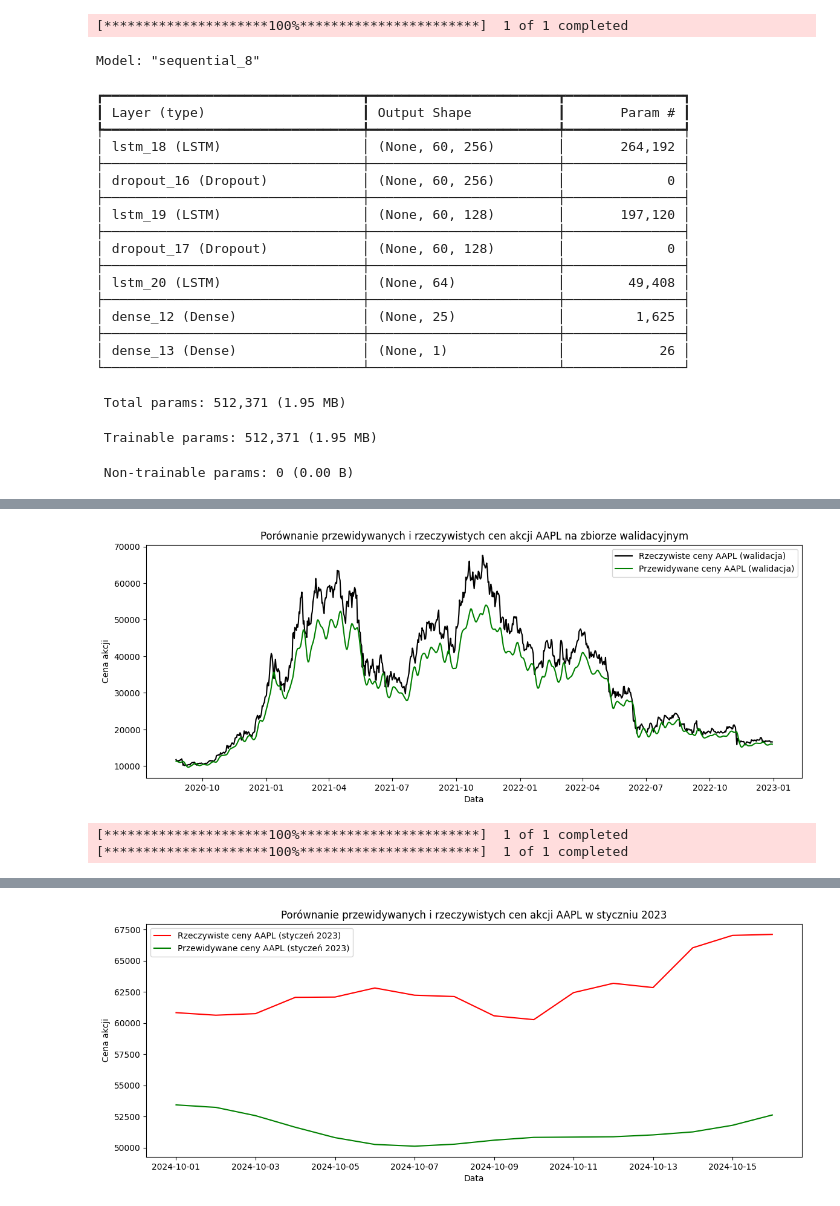
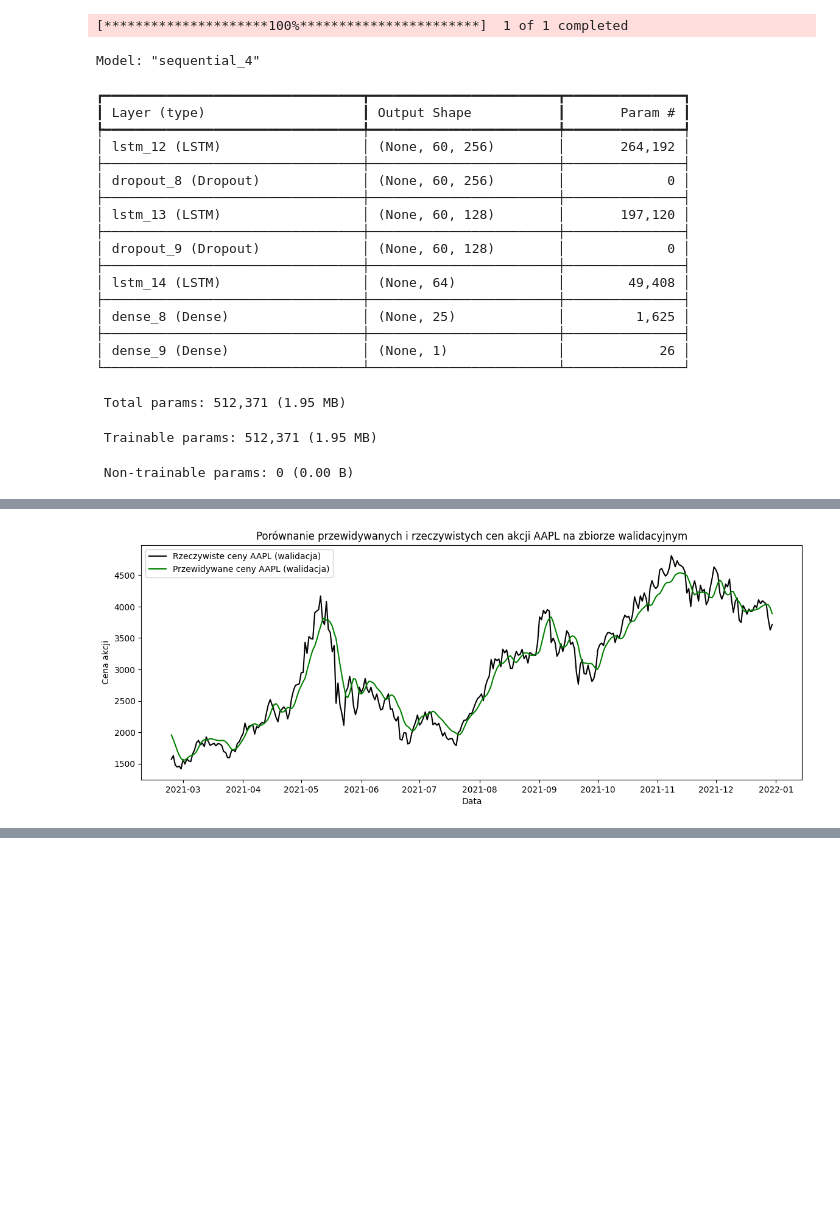
Before and after one commit to cynarski/crypto_predict, a Jupyter notebook: testlstm.ipynb, the cells around one changed output, grey strips where cells are left out. Saved outputs shown, nothing was run; the diff lists cells and outputs as text; code cells hidden in the pictures; blank space fills up the shorter version.

```diff
--- a/testlstm.ipynb
+++ b/testlstm.ipynb
@@ -11,7 +11,7 @@ from tensorflow.keras.layers import LSTM, Dense, Dropout
 %matplotlib inline
 
 # Pobranie danych od 01-01-2019 do 31-12-2022
-df = yf.download('BTC-USD', start='2015-01-01', end='2022-12-31')
+df = yf.download('ETH-USD', start='2019-01-01', end='2021-12-31')
 
 # Użyjemy tylko kolumny 'Close' jako cechy
 data = df[['Close']].values
@@ -53,7 +53,7 @@ model.summary()
 model.compile(loss='mean_squared_error', optimizer='adam')
 
 # Trenowanie modelu z walidacją
-history = model.fit(X_train, Y_train, epochs=10, batch_size=32, validation_data=(X_val, Y_val), verbose=1)
+history = model.fit(X_train, Y_train, epochs=100, batch_size=64, validation_data=(X_val, Y_val), verbose=1)
 
 # Predykcja na zbiorze walidacyjnym
 predicted_val = model.predict(X_val)
@@ -72,67 +72,25 @@ plt.xlabel('Data')
 plt.ylabel('Cena akcji')
 plt.legend()
 plt.show()
-
-# Pobranie danych do 31-12-2022 dla predykcji na styczeń 2023
-train_data = yf.download('BTC-USD', start='2019-01-01', end='2024-09-30')
-train_close = train_data[['Close']].values
-
-# Pobranie danych od 01-01-2023 do 31-01-2023 (bez patrzenia na nie)
-test_data = yf.download('BTC-USD', start='2024-10-01', end='2024-12-31')
-actual_prices = test_data[['Close']].values
-
-# Łączenie danych w celu zachowania ciągłości sekwencji
-total_dataset = np.concatenate((train_close, actual_prices), axis=0)
-
-# Przygotowanie danych do predykcji
-inputs = total_dataset[len(total_dataset) - len(actual_prices) - look_back:]
-inputs = inputs.reshape(-1,1)
-inputs = scaler.transform(inputs)
-
-X_test = []
-for i in range(look_back, len(inputs)):
-    X_test.append(inputs[i-look_back:i, 0])
-X_test = np.array(X_test)
-X_test = np.reshape(X_test, (X_test.shape[0], X_test.shape[1], 1))
-
-# Predykcja cen na styczeń 2023
-predicted_prices = model.predict(X_test)
-predicted_prices = scaler.inverse_transform(predicted_prices)
-
-# Rzeczywiste ceny zamknięcia dla stycznia 2023
-real_prices = test_data['Close'].values
-
-# Daty dla stycznia 2023
-test_dates = test_data.index
-
-# Wykres porównujący dla stycznia 2023
-plt.figure(figsize=(14,5))
-plt.plot(test_dates, real_prices, color='red', label='Rzeczywiste ceny AAPL (styczeń 2023)')
-plt.plot(test_dates, predicted_prices, color='green', label='Przewidywane ceny AAPL (styczeń 2023)')
-plt.title('Porównanie przewidywanych i rzeczywistych cen akcji AAPL w styczniu 2023')
-plt.xlabel('Data')
-plt.ylabel('Cena akcji')
-plt.legend()
-plt.show()
 # %% [output]
 [*********************100%***********************]  1 of 1 completed
-Model: "sequential_8"
+Model: "sequential_4"
 ┏━━━━━━━━━━━━━━━━━━━━━━━━━━━━━━━━━┳━━━━━━━━━━━━━━━━━━━━━━━━┳━━━━━━━━━━━━━━━┓
 ┃ Layer (type)                    ┃ Output Shape           ┃       Param # ┃
 ┡━━━━━━━━━━━━━━━━━━━━━━━━━━━━━━━━━╇━━━━━━━━━━━━━━━━━━━━━━━━╇━━━━━━━━━━━━━━━┩
-│ lstm_18 (LSTM)                  │ (None, 60, 256)        │       264,192 │
+│ lstm_12 (LSTM)                  │ (None, 60, 256)        │       264,192 │
 ├─────────────────────────────────┼────────────────────────┼───────────────┤
-│ dropout_16 (Dropout)            │ (None, 60, 256)        │             0 │
+│ dropout_8 (Dropout)             │ (None, 60, 256)        │             0 │
 ├─────────────────────────────────┼────────────────────────┼───────────────┤
-│ lstm_19 (LSTM)                  │ (None, 60, 128)        │       197,120 │
+│ lstm_13 (LSTM)                  │ (None, 60, 128)        │       197,120 │
 ├─────────────────────────────────┼────────────────────────┼───────────────┤
-│ dropout_17 (Dropout)            │ (None, 60, 128)        │             0 │
+│ dropout_9 (Dropout)             │ (None, 60, 128)        │             0 │
 ├─────────────────────────────────┼────────────────────────┼───────────────┤
-│ lstm_20 (LSTM)                  │ (None, 64)             │        49,408 │
+│ lstm_14 (LSTM)                  │ (None, 64)             │        49,408 │
 ├─────────────────────────────────┼────────────────────────┼───────────────┤
-│ dense_12 (Dense)                │ (None, 25)             │         1,625 │
+│ dense_8 (Dense)                 │ (None, 25)             │         1,625 │
 ├─────────────────────────────────┼────────────────────────┼───────────────┤
-│ dense_13 (Dense)                │ (None, 1)              │            26 │
+│ dense_9 (Dense)                 │ (None, 1)              │            26 │
 └─────────────────────────────────┴────────────────────────┴───────────────┘
  Total params: 512,371 (1.95 MB)
  Trainable params: 512,371 (1.95 MB)
@@ -157,3 +115 @@ Epoch 10/10
-[figure, old version]
+[figure, new version]
-[*********************100%***********************]  1 of 1 completed
-[*********************100%***********************]  1 of 1 completed
@@ -161 +115,0 @@ Epoch 10/10
-[figure, removed]
```
Also changed, not shown: parts of 2 cells of this notebook, 4 other files.
